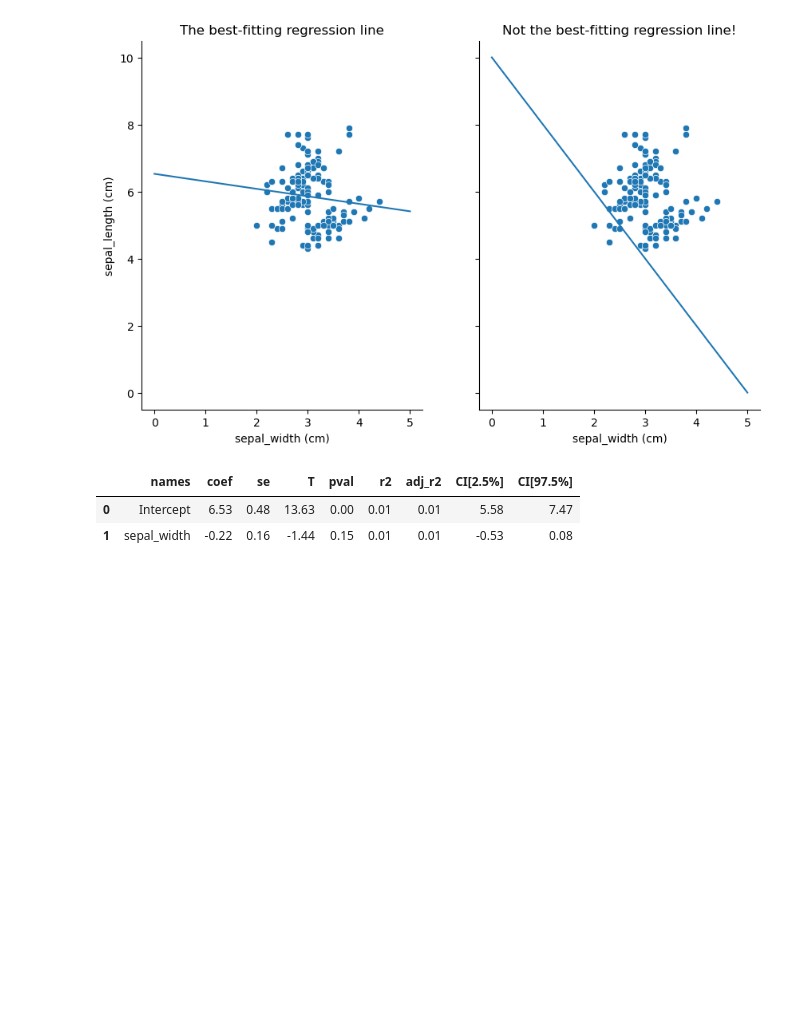
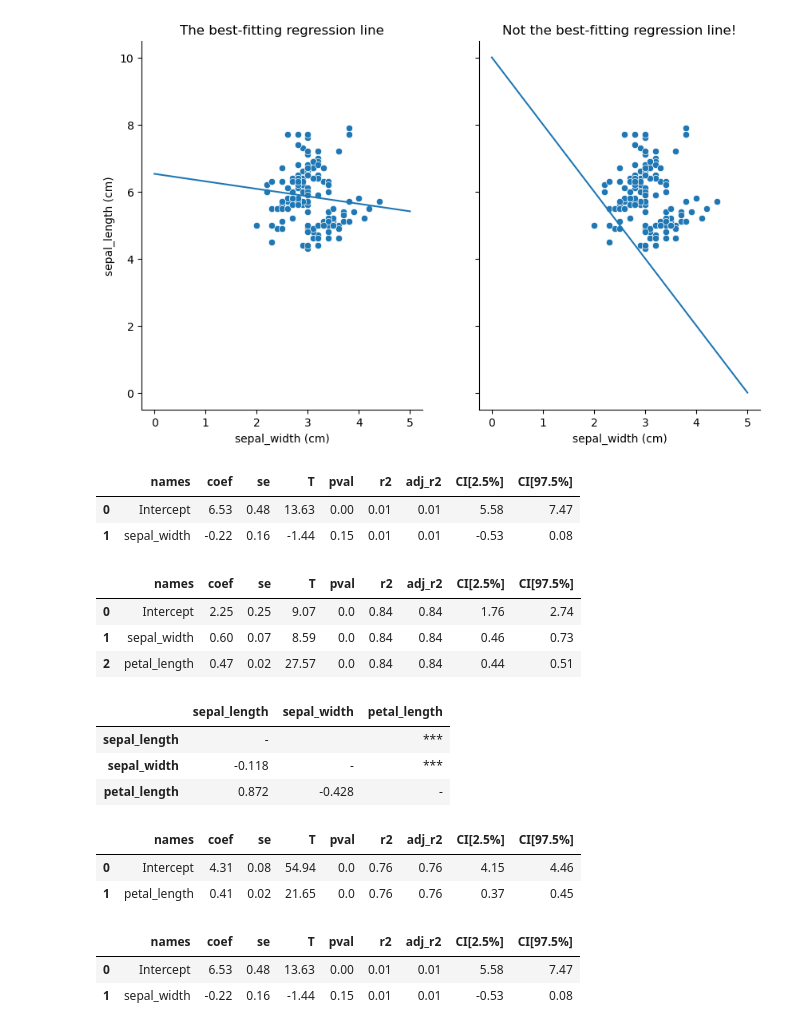
Before and after one commit to Kimtae00/mulcamp34, a Jupyter notebook: 기초통계_240112.ipynb, the cells around one changed output. Cells and saved outputs as stored; diff of their text form; code cells hidden in the pictures; blank space fills up the shorter version.

```diff
--- a/기초통계_240112.ipynb
+++ b/기초통계_240112.ipynb
@@ -126,3 +126,14 @@ mod1.round(2)
 |  | names | coef | se | T | pval | r2 | adj_r2 | CI[2.5%] | CI[97.5%] |
 | 0 | Intercept | 6.53 | 0.48 | 13.63 | 0.00 | 0.01 | 0.01 | 5.58 | 7.47 |
 | 1 | sepal_width | -0.22 | 0.16 | -1.44 | 0.15 | 0.01 | 0.01 | -0.53 | 0.08 |
+# %%
+predictors = ['sepal_width', 'petal_length']
+outcome = 'sepal_length'
+
+mod2 = pg.linear_regression(iris[predictors], iris[outcome])
+mod2.round(2)
+# %% [output]
+|  | names | coef | se | T | pval | r2 | adj_r2 | CI[2.5%] | CI[97.5%] |
+| 0 | Intercept | 2.25 | 0.25 | 9.07 | 0.0 | 0.84 | 0.84 | 1.76 | 2.74 |
+| 1 | sepal_width | 0.60 | 0.07 | 8.59 | 0.0 | 0.84 | 0.84 | 0.46 | 0.73 |
+| 2 | petal_length | 0.47 | 0.02 | 27.57 | 0.0 | 0.84 | 0.84 | 0.44 | 0.51 |
@@ -128,0 +145,26 @@ mod1.round(2)
+# %%
+iris.loc[:, ['sepal_length', 'sepal_width', 'petal_length']].rcorr()
+# %% [output]
+|  | sepal_length | sepal_width | petal_length |
+| sepal_length | - |  | *** |
+| sepal_width | -0.118 | - | *** |
+| petal_length | 0.872 | -0.428 | - |
+# %%
+# petal_length의 상관계수가 0.872로 더 높음
+# 즉, sepal_width 보다 petal_length가 더 중요한 변수임.
+
+# petal_length를 가지고 만들기
+mod3 = pg.linear_regression(iris['petal_length'], iris['sepal_length'])
+mod3.round(2)
+# %% [output]
+|  | names | coef | se | T | pval | r2 | adj_r2 | CI[2.5%] | CI[97.5%] |
+| 0 | Intercept | 4.31 | 0.08 | 54.94 | 0.0 | 0.76 | 0.76 | 4.15 | 4.46 |
+| 1 | petal_length | 0.41 | 0.02 | 21.65 | 0.0 | 0.76 | 0.76 | 0.37 | 0.45 |
+# %%
+# sepal_width를 가지고 만들기
+mod3 = pg.linear_regression(iris['sepal_width'], iris['sepal_length'])
+mod3.round(2)
+# %% [output]
+|  | names | coef | se | T | pval | r2 | adj_r2 | CI[2.5%] | CI[97.5%] |
+| 0 | Intercept | 6.53 | 0.48 | 13.63 | 0.00 | 0.01 | 0.01 | 5.58 | 7.47 |
+| 1 | sepal_width | -0.22 | 0.16 | -1.44 | 0.15 | 0.01 | 0.01 | -0.53 | 0.08 |
```
Also changed, not shown: parts of 3 cells of this notebook, 3 other files.
